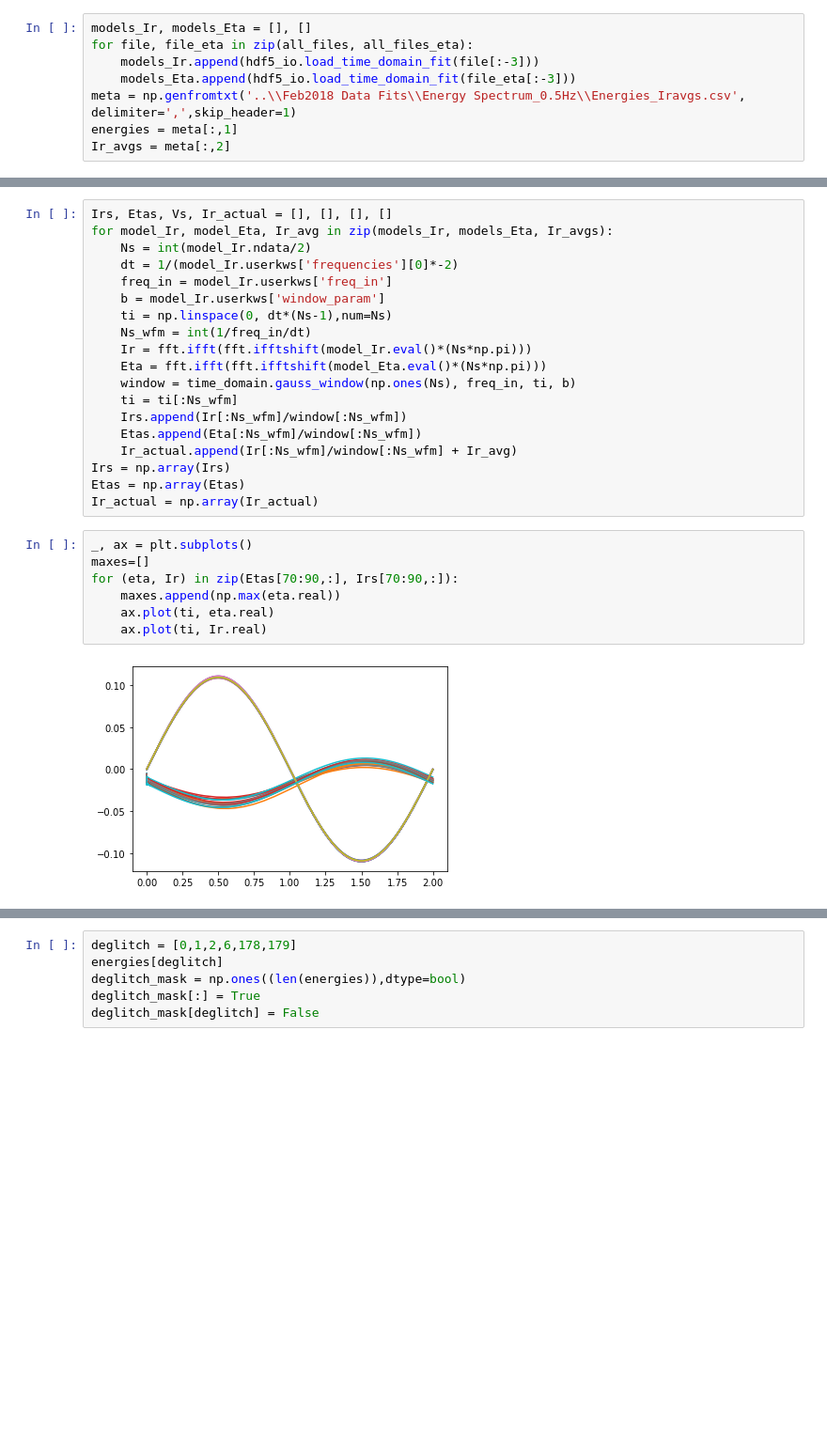
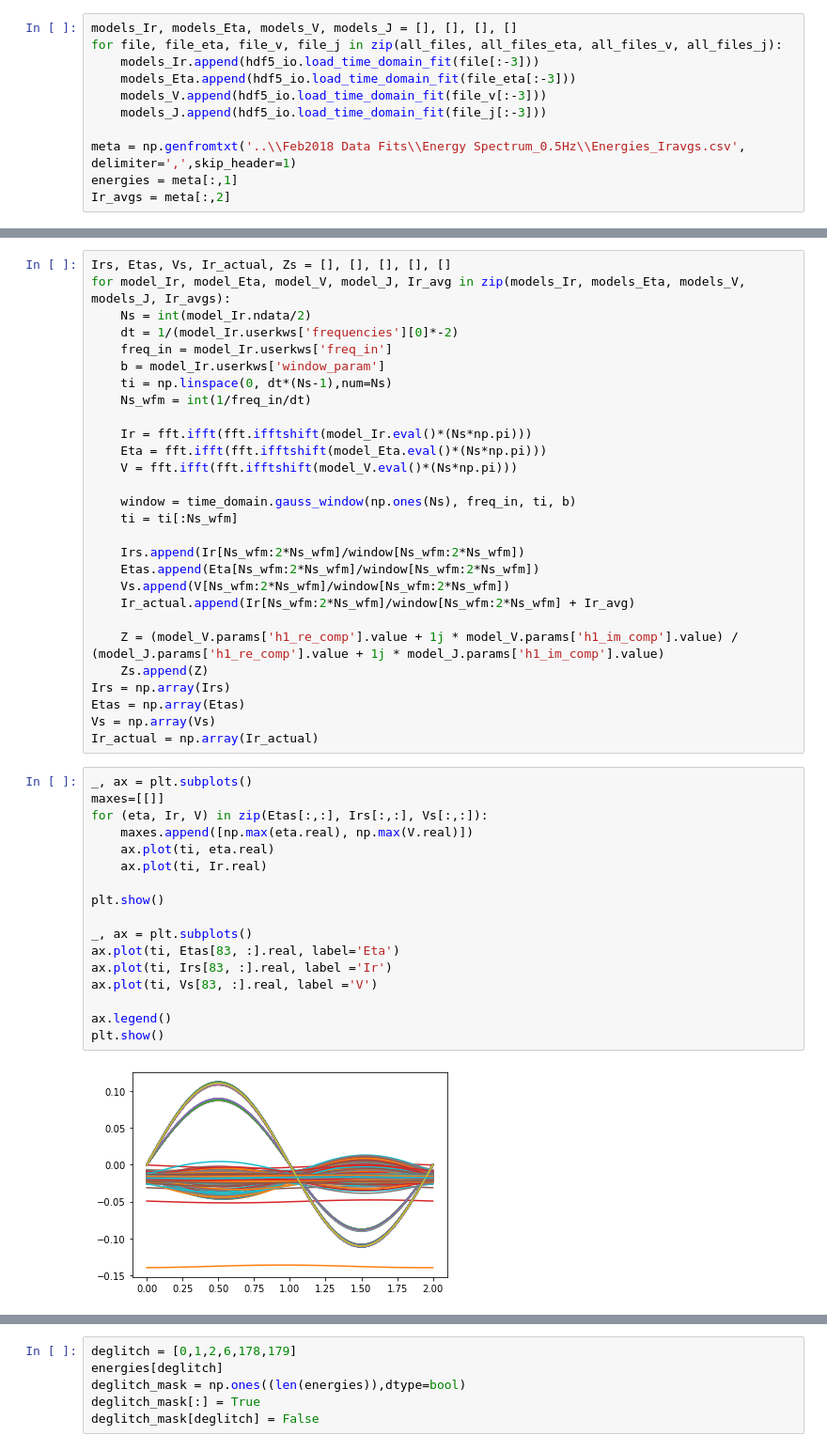
Before and after one commit to BGerwe/Xray-Project, a Jupyter notebook: fr_XAS/frXAS Paper Figures/Feb18 0.5 Hz XANES Figure.ipynb, the cells around one changed output, grey strips where cells are left out. Shown at 94% size. Cells and saved outputs as stored; diff of their text form; blank space fills up the shorter version.

```diff
--- a/fr_XAS/frXAS Paper Figures/Feb18 0.5 Hz XANES Figure.ipynb
+++ b/fr_XAS/frXAS Paper Figures/Feb18 0.5 Hz XANES Figure.ipynb
@@ -34,8 +44,11 @@ all_files_eta.sort(key=lambda file:int(file.split('\\E')[-1].split('_E')[0]))
 # %%
-models_Ir, models_Eta = [], []
-for file, file_eta in zip(all_files, all_files_eta):
+models_Ir, models_Eta, models_V, models_J = [], [], [], []
+for file, file_eta, file_v, file_j in zip(all_files, all_files_eta, all_files_v, all_files_j):
     models_Ir.append(hdf5_io.load_time_domain_fit(file[:-3]))
     models_Eta.append(hdf5_io.load_time_domain_fit(file_eta[:-3]))
+    models_V.append(hdf5_io.load_time_domain_fit(file_v[:-3]))
+    models_J.append(hdf5_io.load_time_domain_fit(file_j[:-3]))
+
 meta = np.genfromtxt('..\\Feb2018 Data Fits\\Energy Spectrum_0.5Hz\\Energies_Iravgs.csv', delimiter=',',skip_header=1)
 energies = meta[:,1]
 Ir_avgs = meta[:,2]
@@ -64,28 +81,47 @@ Variables
 # %%
-Irs, Etas, Vs, Ir_actual = [], [], [], []
-for model_Ir, model_Eta, Ir_avg in zip(models_Ir, models_Eta, Ir_avgs):
+Irs, Etas, Vs, Ir_actual, Zs = [], [], [], [], []
+for model_Ir, model_Eta, model_V, model_J, Ir_avg in zip(models_Ir, models_Eta, models_V, models_J, Ir_avgs):
     Ns = int(model_Ir.ndata/2)
     dt = 1/(model_Ir.userkws['frequencies'][0]*-2)
     freq_in = model_Ir.userkws['freq_in']
     b = model_Ir.userkws['window_param']
     ti = np.linspace(0, dt*(Ns-1),num=Ns)
     Ns_wfm = int(1/freq_in/dt)
+
     Ir = fft.ifft(fft.ifftshift(model_Ir.eval()*(Ns*np.pi)))
     Eta = fft.ifft(fft.ifftshift(model_Eta.eval()*(Ns*np.pi)))
+    V = fft.ifft(fft.ifftshift(model_V.eval()*(Ns*np.pi)))
+
     window = time_domain.gauss_window(np.ones(Ns), freq_in, ti, b)
     ti = ti[:Ns_wfm]
-    Irs.append(Ir[:Ns_wfm]/window[:Ns_wfm])
-    Etas.append(Eta[:Ns_wfm]/window[:Ns_wfm])
-    Ir_actual.append(Ir[:Ns_wfm]/window[:Ns_wfm] + Ir_avg)
+
+    Irs.append(Ir[Ns_wfm:2*Ns_wfm]/window[Ns_wfm:2*Ns_wfm])
+    Etas.append(Eta[Ns_wfm:2*Ns_wfm]/window[Ns_wfm:2*Ns_wfm])
+    Vs.append(V[Ns_wfm:2*Ns_wfm]/window[Ns_wfm:2*Ns_wfm])
+    Ir_actual.append(Ir[Ns_wfm:2*Ns_wfm]/window[Ns_wfm:2*Ns_wfm] + Ir_avg)
+
+    Z = (model_V.params['h1_re_comp'].value + 1j * model_V.params['h1_im_comp'].value) / (model_J.params['h1_re_comp'].value + 1j * model_J.params['h1_im_comp'].value)
+    Zs.append(Z)
 Irs = np.array(Irs)
 Etas = np.array(Etas)
+Vs = np.array(Vs)
 Ir_actual = np.array(Ir_actual)
 # %%
 _, ax = plt.subplots()
-maxes=[]
-for (eta, Ir) in zip(Etas[70:90,:], Irs[70:90,:]):
-    maxes.append(np.max(eta.real))
+maxes=[[]]
+for (eta, Ir, V) in zip(Etas[:,:], Irs[:,:], Vs[:,:]):
+    maxes.append([np.max(eta.real), np.max(V.real)])
     ax.plot(ti, eta.real)
     ax.plot(ti, Ir.real)
+
+plt.show()
+
+_, ax = plt.subplots()
+ax.plot(ti, Etas[83, :].real, label='Eta')
+ax.plot(ti, Irs[83, :].real, label ='Ir')
+ax.plot(ti, Vs[83, :].real, label ='V')
+
+ax.legend()
+plt.show()
 # %% [output]
-[figure, old version]
+[figure, new version]
```
Also changed, not shown: parts of 24 cells of this notebook, 16 other files.
